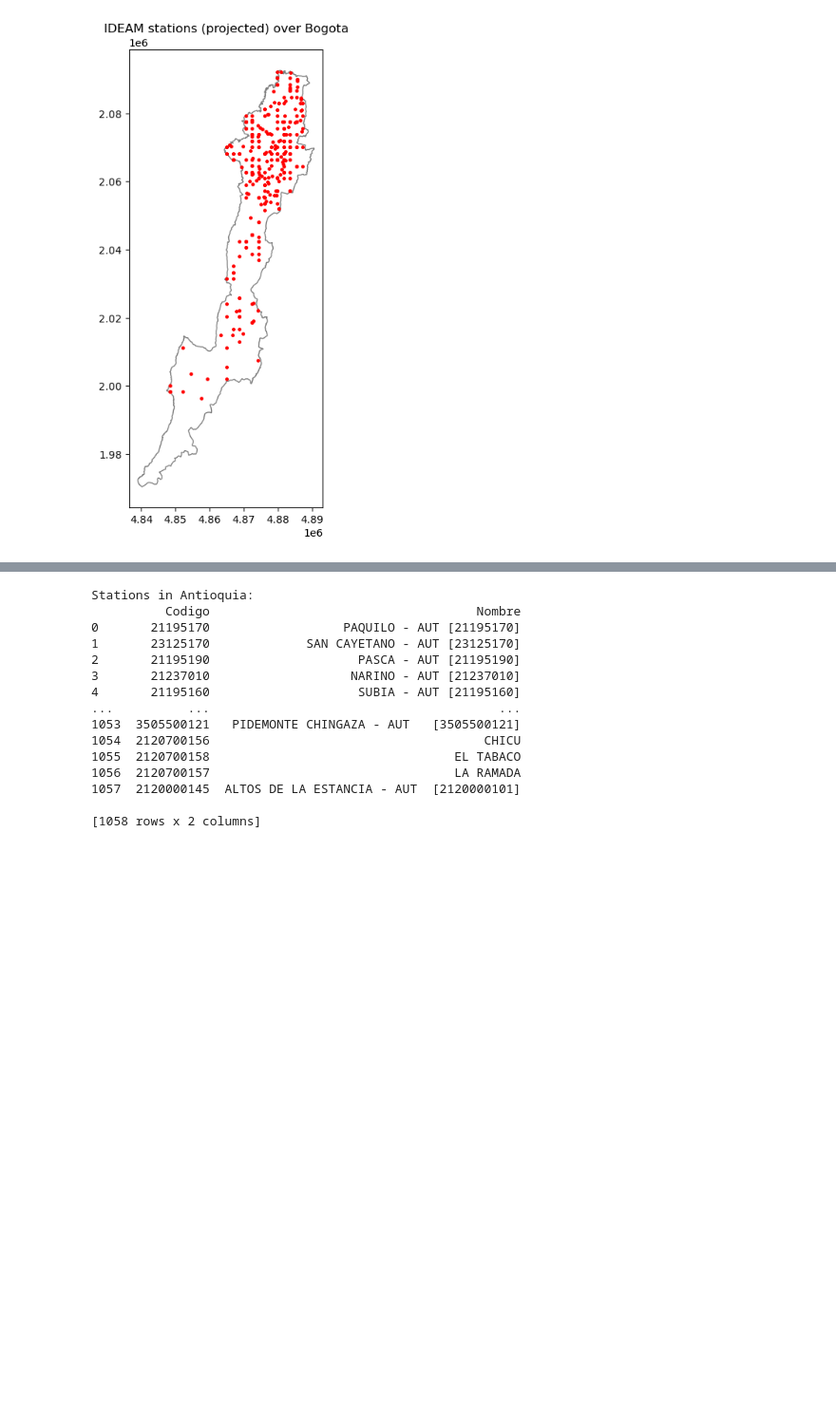
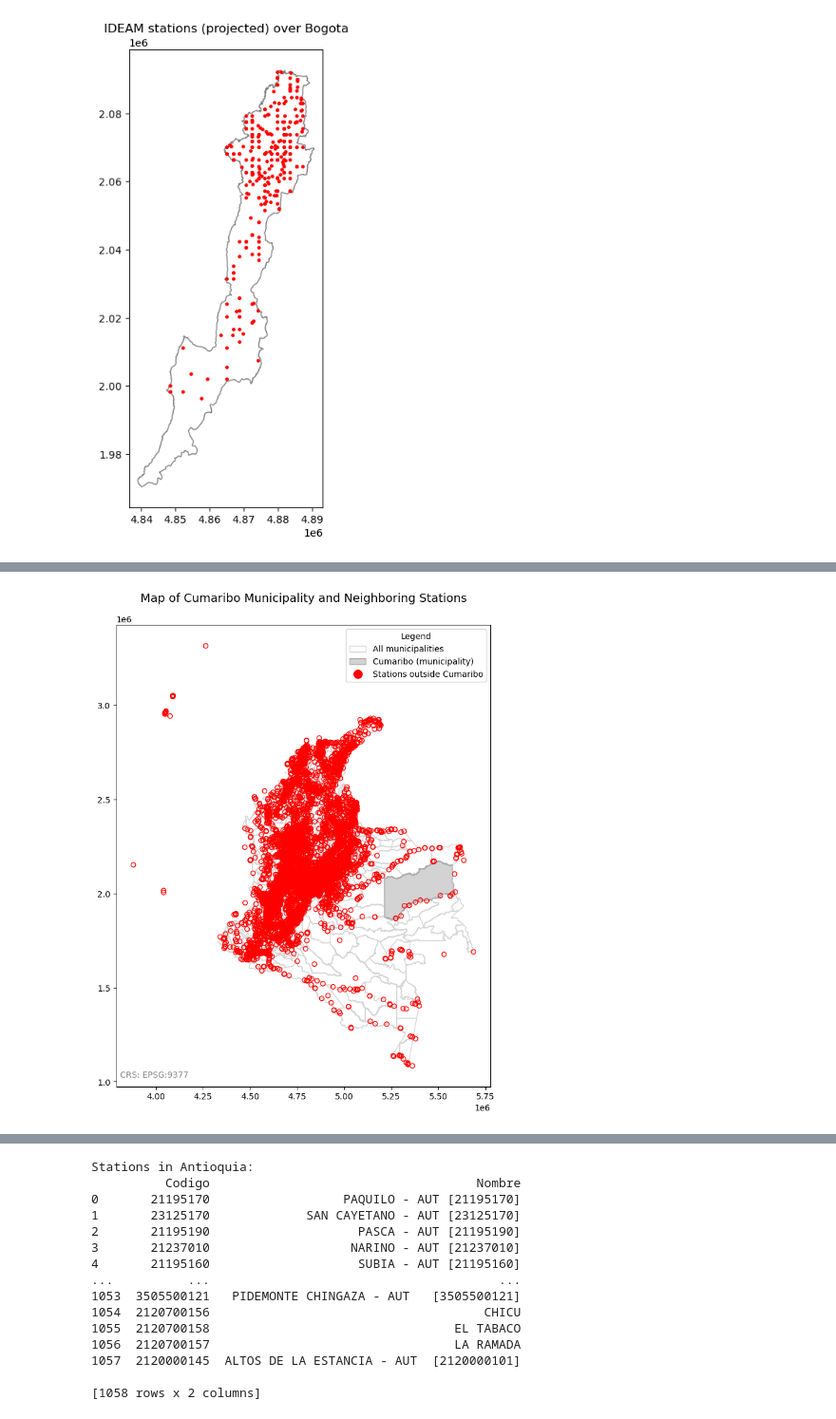
Before and after one commit to lccastillov/prog_sig_2025_1, a Jupyter notebook: Workshop6_SpatialOpertaions_Vector_Data.ipynb, the cells around one changed output, grey strips where cells are left out. Shown at 95% size. Saved outputs shown, nothing was run; the diff lists cells and outputs as text; code cells hidden in the pictures; blank space fills up the shorter version.

```diff
--- a/Workshop6_SpatialOpertaions_Vector_Data.ipynb
+++ b/Workshop6_SpatialOpertaions_Vector_Data.ipynb
@@ -249,0 +242,6 @@ bogota_stations.plot(ax=base, color='None', edgecolor='red');
+# %%
+cumaribo_muni = gdf_mun[gdf_mun["MPIO_CNMBR"].str.upper().str.contains("CUMARIBO")].copy()
+
+cumaribo_muni_bool_disj = gdf_est.disjoint(cumaribo_muni.geometry.iloc[0])
+cumaribo_muni_bool_disj # Display the boolean dataset
+non_cumaribo_stations = gdf_est[cumaribo_muni_bool_disj ]
@@ -250 +257,87 @@ bogota_stations.plot(ax=base, color='None', edgecolor='red');
+# %%
+# matplotlib.patches makes available Matplotlib’s “patch” objects, which are simple filled shapes (e.g., rectangles, or polygons) to create a small coloured box or shape.
+import matplotlib.patches as mpatches
+
+# matplotlib.lines provides access to Matplotlib’s “line” objects. E.g. individual markers and line styles.
+# By creating a `Line2D` object with a specific marker and no connecting line (for example, a red circle), you can generate a legend entry that matches how point data are drawn on the map.
+import matplotlib.lines as mlines
+
+fig, ax = plt.subplots(figsize=(10, 10))
+
+# 1. Base layer: all municipalities
+gdf_mun.plot(
+    ax=ax,
+    color='white',
+    edgecolor='lightgrey'
+)
+
+# 2. Highlight Cumaribo municipality
+cumaribo_muni.plot(
+    ax=ax,
+    color='lightgrey',
+    edgecolor='darkgrey'
+)
+
+# 3. Plot stations not in Cumaribo
+non_cumaribo_stations.plot(
+    ax=ax,
+    color='None',
+    edgecolor='red',
+    marker='o',
+    markersize=30
+)
+
+# 4. Title
+ax.set_title(
+    "Map of Cumaribo Municipality and Neighboring Stations\n",
+    fontsize=14,
+    pad=12
+)
+
+# 5. Create proxy artists for the legend
+#    - Patch for “All municipalities” (white fill, lightgrey edge)
+patch_allmun = mpatches.Patch(
+    facecolor='white',
+    edgecolor='lightgrey',
+    label='All municipalities'
+)
+
+#    - Patch for “Cumaribo” (lightgrey fill, darkgrey edge)
+patch_cumaribo = mpatches.Patch(
+    facecolor='lightgrey',
+    edgecolor='darkgrey',
+    label='Cumaribo (municipality)'
+)
+
+#    - Line2D for “Stations outside Cumaribo” (red circle marker)
+marker_stations = mlines.Line2D(
+    [], [],
+    color='red',   # edgecolor of the marker
+    marker='o',
+    linestyle='None',
+    markersize=10,
+    label='Stations outside Cumaribo'
+)
+
+# 6. Add the legend using those proxy handles
+ax.legend(
+    handles=[patch_allmun, patch_cumaribo, marker_stations],
+    loc='upper right',
+    title='Legend',
+    frameon=True
+)
+
+# 7. Annotate CRS info in the bottom-left corner
+crs_text = f"CRS: {gdf_mun.crs.to_string()}"
+ax.text(
+    0.01, 0.02, crs_text,
+    transform=ax.transAxes,
+    fontsize=10,
+    color='grey',
+    bbox=dict(facecolor='white', edgecolor='none', alpha=0.6, pad=2)
+)
+
+plt.show()
+# %% [output]
+[figure, added]
 # %% [markdown]
```
Also changed, not shown: parts of 14 cells of this notebook.
